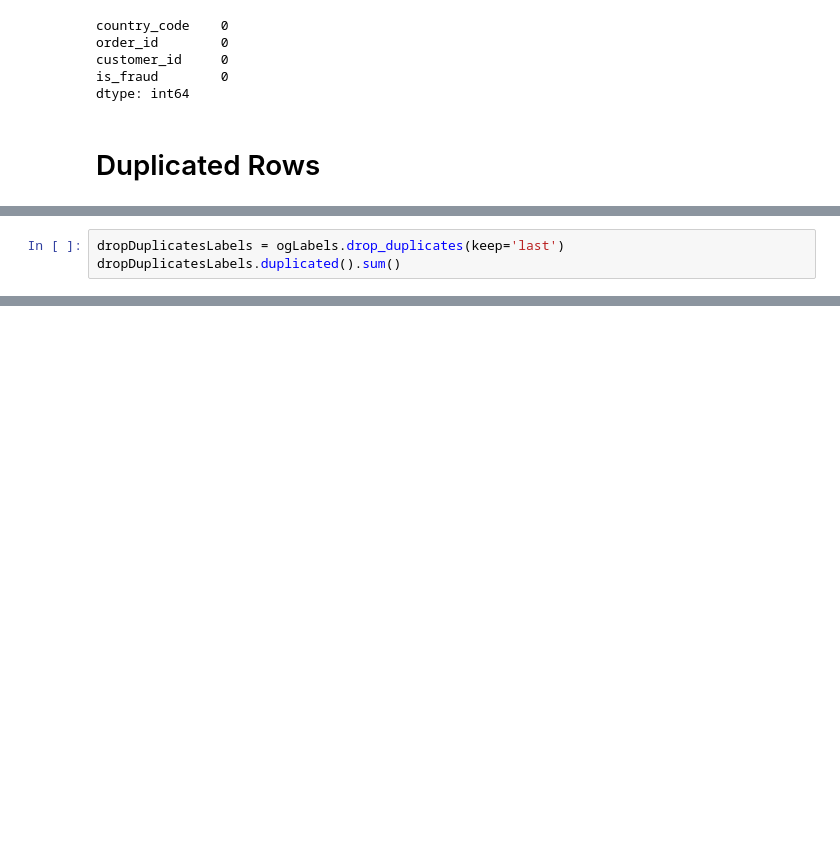
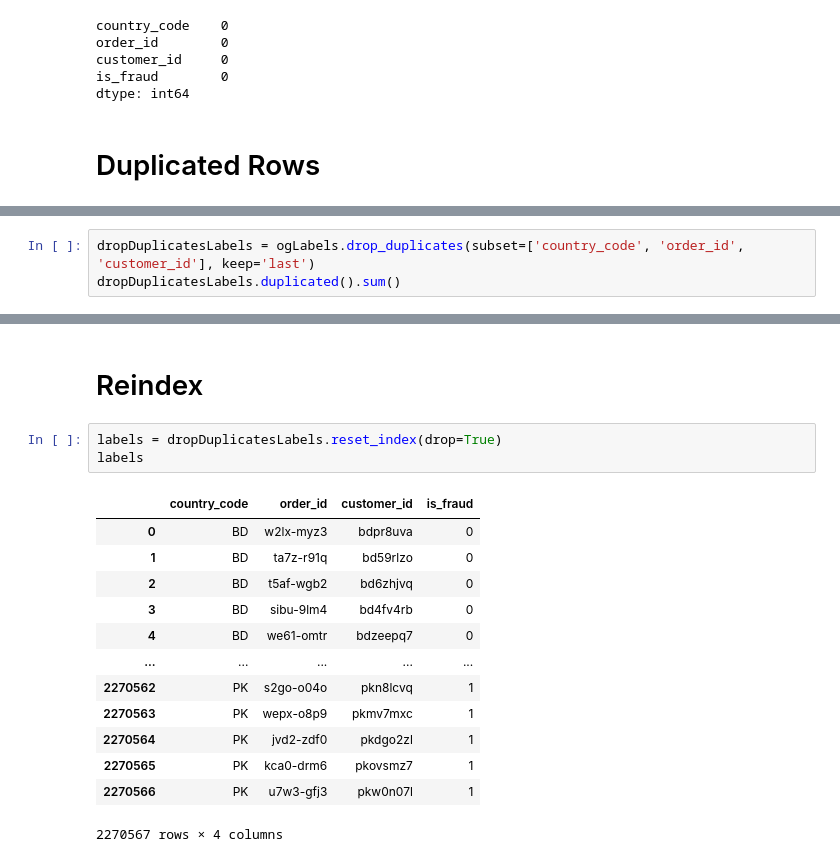
Before and after one commit to shoelesshoe/PAICA1, a Jupyter notebook: py/data_cleansing.ipynb, the cells around one changed output, grey strips where cells are left out. Cells and saved outputs as stored; diff of their text form; blank space fills up the shorter version.

Commit message:
cleaned data for labels

```diff
--- a/py/data_cleansing.ipynb
+++ b/py/data_cleansing.ipynb
@@ -350,3 +346,3 @@ NameError: name 'ogLabels' is not defined
 # %%
-dropDuplicatesLabels = ogLabels.drop_duplicates(keep='last')
+dropDuplicatesLabels = ogLabels.drop_duplicates(subset=['country_code', 'order_id', 'customer_id'], keep='last')
 dropDuplicatesLabels.duplicated().sum()
@@ -352,0 +367,19 @@ dropDuplicatesLabels.duplicated().sum()
+# %% [markdown]
+# Reindex
+# %%
+labels = dropDuplicatesLabels.reset_index(drop=True)
+labels
+# %% [output]
+|  | country_code | order_id | customer_id | is_fraud |
+| 0 | BD | w2lx-myz3 | bdpr8uva | 0 |
+| 1 | BD | ta7z-r91q | bd59rlzo | 0 |
+| 2 | BD | t5af-wgb2 | bd6zhjvq | 0 |
+| 3 | BD | sibu-9lm4 | bd4fv4rb | 0 |
+| 4 | BD | we61-omtr | bdzeepq7 | 0 |
+| ... | ... | ... | ... | ... |
+| 2270562 | PK | s2go-o04o | pkn8lcvq | 1 |
+| 2270563 | PK | wepx-o8p9 | pkmv7mxc | 1 |
+| 2270564 | PK | jvd2-zdf0 | pkdgo2zl | 1 |
+| 2270565 | PK | kca0-drm6 | pkovsmz7 | 1 |
+| 2270566 | PK | u7w3-gfj3 | pkw0n07l | 1 |
+2270567 rows × 4 columns
```
Also changed, not shown: parts of 14 cells of this notebook.
